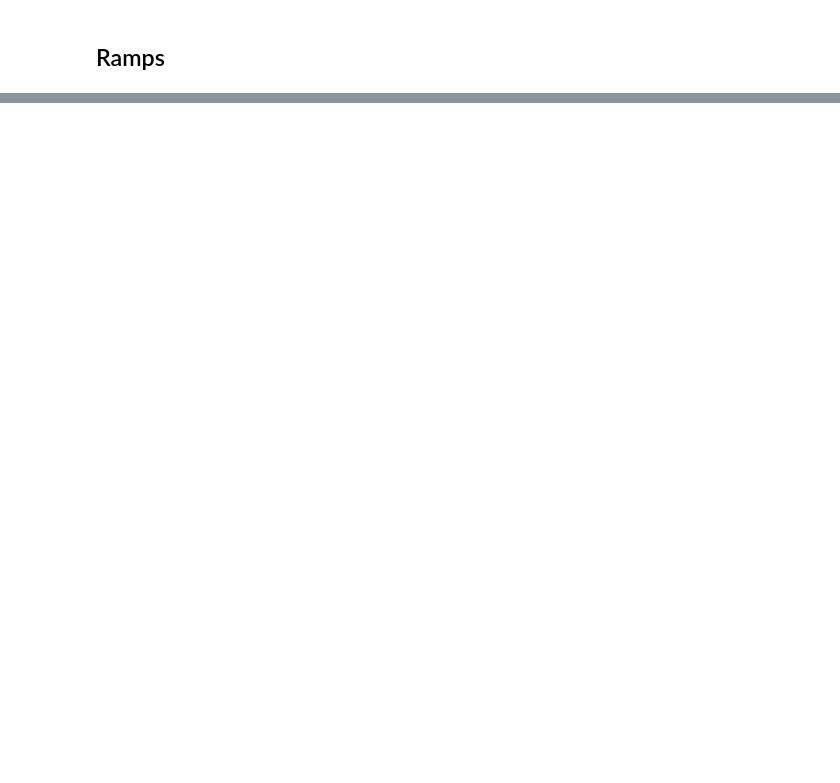
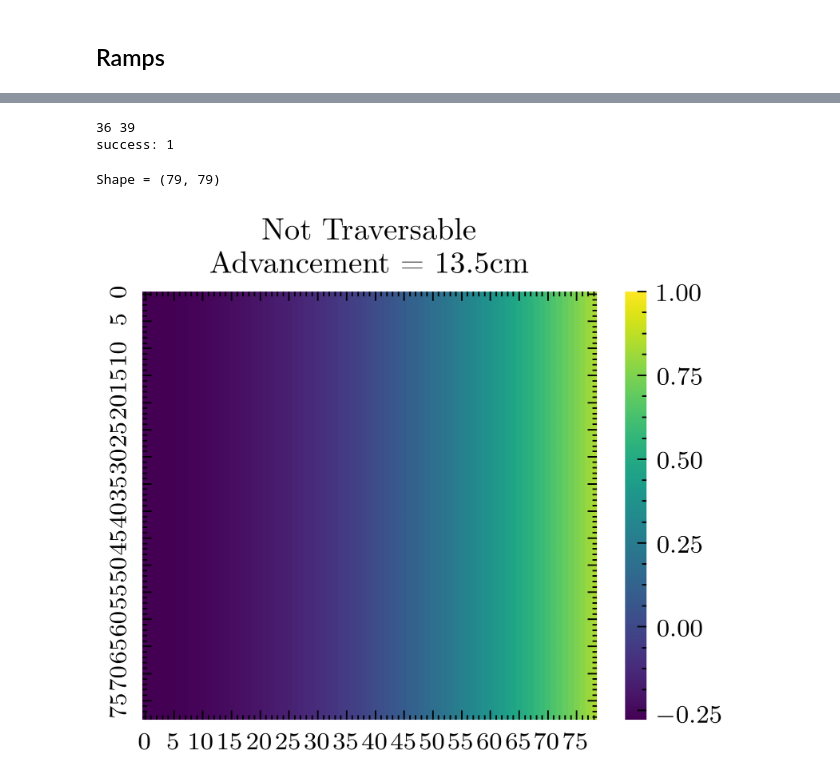
Before and after one commit to FrancescoSaverioZuppichini/Master-Thesis, a Jupyter notebook: core/interpretability-dataset.ipynb, the cells around one changed output, grey strips where cells are left out. Drawn from its saved outputs; the diff is of its cells as text; code cells hidden in the pictures; blank space fills up the shorter version.

```diff
--- a/core/interpretability-dataset.ipynb
+++ b/core/interpretability-dataset.ipynb
@@ -459,3 +494,13 @@ Shape = (79, 79)
+# %%
+answer[7].add_advancement_using_simulator(5, 100)
+# %% [output]
+36 39
+success: 1
+Shape = (79, 79)
+# %%
+store_patch(answer[7], out_dir, 'ramp-7')
+# %% [output]
+[figure, added]
 # %%
 # store all the walls for the thesis
 for n, p in enumerate(answer):
```
Also changed, not shown: parts of 8 cells of this notebook, 14 other files.
